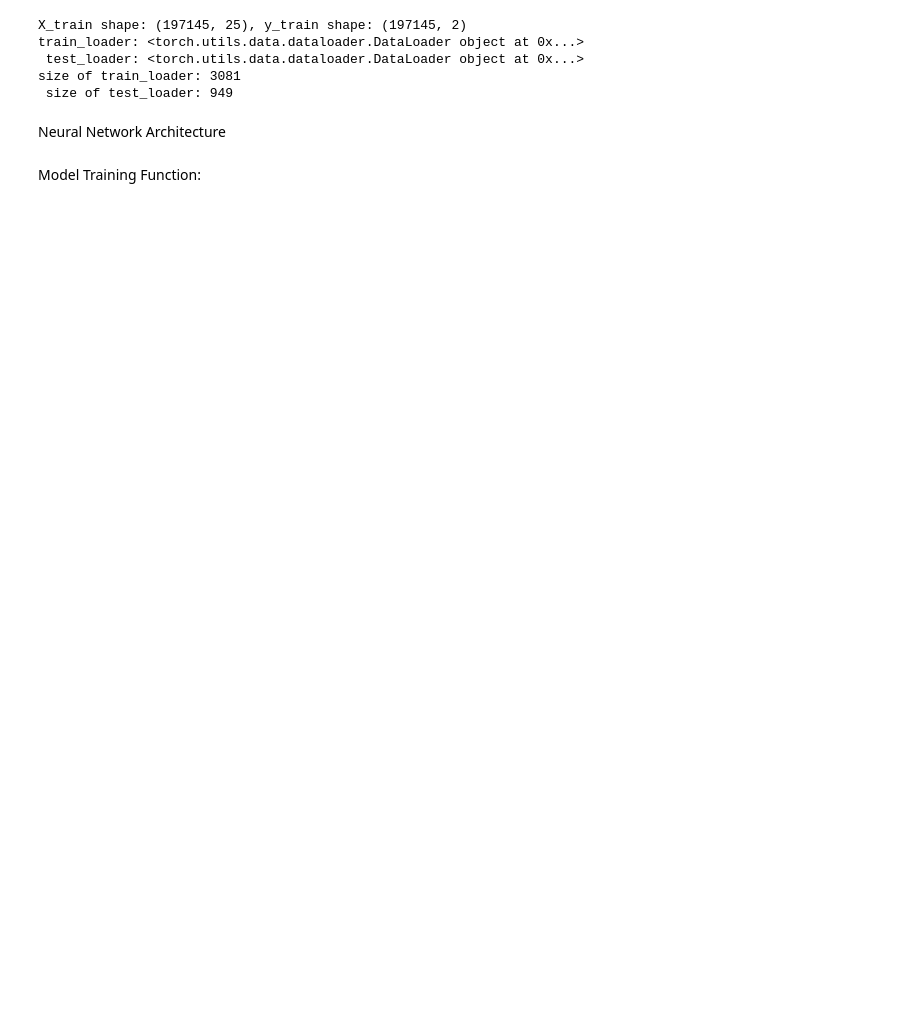
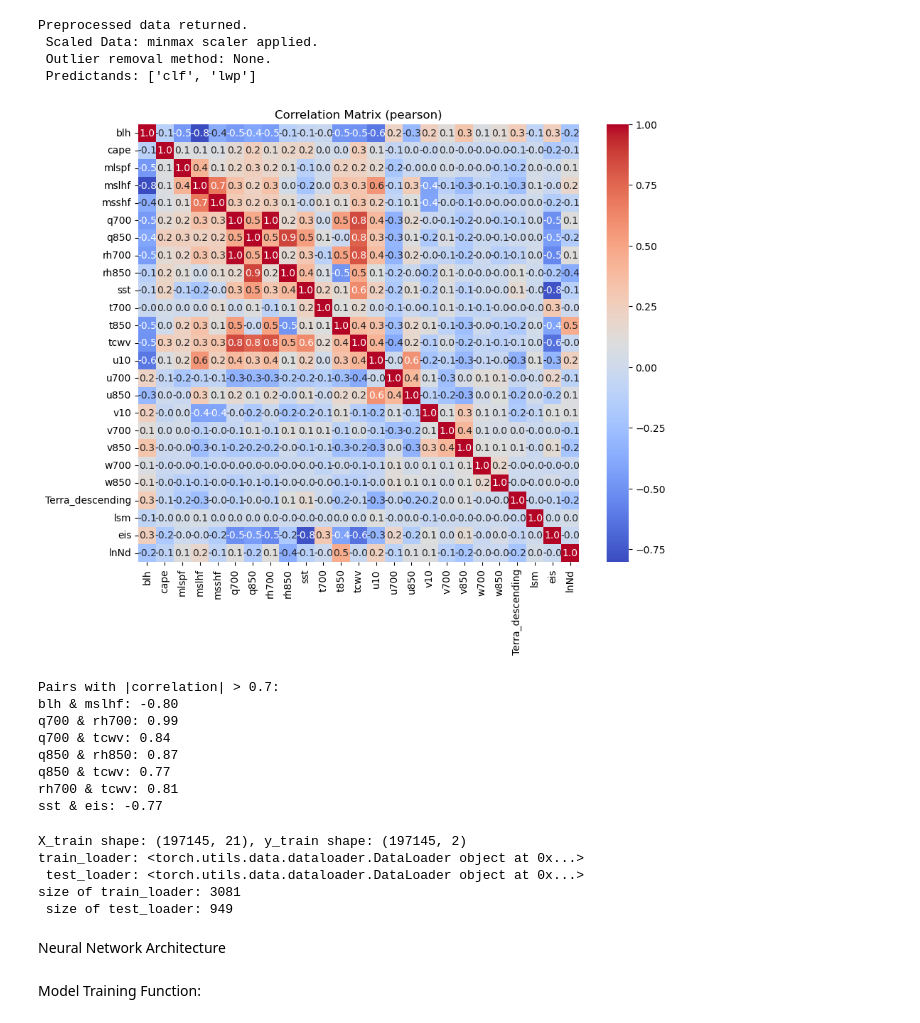
Before and after one commit to satvik007vk/Calisma_LR, a Jupyter notebook: multimodal_train_and_evaluate.ipynb, the cells around one changed output. Cells and saved outputs as stored; diff of their text form; code cells hidden in the pictures; blank space fills up the shorter version.

```diff
--- a/multimodal_train_and_evaluate.ipynb
+++ b/multimodal_train_and_evaluate.ipynb
@@ -25,34 +40,28 @@ from preprocessing import preprocess_data
 # %%
 #Define the predictand
-predictands = 'both'  # 'clf', 'lwp', or 'both'
+predictands = 'both'  # choose - 'clf', 'lwp', or 'both'
 
-df_train, df_test, X_train, y_train, X_test, y_test, predictors, predictands = preprocess_data(scalertype='minmax', #best performance 'minmax' scaler
+df_preprocessed, predictors, predictands = preprocess_data(scalertype='minmax', #best performance 'minmax' scaler
                                                                                                outlier_method=None,
                                                                                                scale_predictands=True,
                                                                                                selected_predictands=predictands,
-                                                                                               train_fraction=0.75)
+                                                                                               )
 #df_train, df_test, X_train, y_train, X_test, y_test, predictors, predictands = load_train_test_data(predictands=predictands)
-print(f"X_train shape: {X_train.shape}, y_train shape: {y_train.shape}")
-
-# Convert pandas DataFrames to PyTorch tensors
-X_train_tensor = torch.tensor(X_train.values, dtype=torch.float32)
-y_train_tensor = torch.tensor(y_train.values, dtype=torch.float32)
-X_test_tensor = torch.tensor(X_test.values, dtype=torch.float32)
-y_test_tensor = torch.tensor(y_test.values, dtype=torch.float32)
-
-# Create datasets and dataloaders
-train_dataset = TensorDataset(X_train_tensor, y_train_tensor)
-test_dataset = TensorDataset(X_test_tensor, y_test_tensor)
-
-batch_size = 64
-train_loader = DataLoader(train_dataset, batch_size=batch_size, shuffle=True)
-test_loader = DataLoader(test_dataset, batch_size=batch_size)
-
-print(f'train_loader: {train_loader} \n test_loader: {test_loader}' )
-print(f'size of train_loader: {len(train_loader)} \n size of test_loader: {len(test_loader)}')
 # %% [output]
-X_train shape: (197145, 25), y_train shape: (197145, 2)
-train_loader: <torch.utils.data.dataloader.DataLoader object at 0x...>
- test_loader: <torch.utils.data.dataloader.DataLoader object at 0x...>
-size of train_loader: 3081
- size of test_loader: 949
+Preprocessed data returned.
+ Scaled Data: minmax scaler applied.
+ Outlier removal method: None.
+ Predictands: ['clf', 'lwp']
+# %%
+from preprocessing import compute_correlation
+compute_correlation(df_preprocessed)
+# %% [output]
+[figure, added]
+Pairs with |correlation| > 0.7:
+blh & mslhf: -0.80
+q700 & rh700: 0.99
+q700 & tcwv: 0.84
+q850 & rh850: 0.87
+q850 & tcwv: 0.77
+rh700 & tcwv: 0.81
+sst & eis: -0.77
@@ -59,3 +74,36 @@ size of train_loader: 3081
+# %%
+
+df_train, df_test, X_train, y_train, X_test, y_test = train_test_split(
+    df_preprocessed=df_preprocessed,
+    predictors=predictors,
+    predictands=predictands,
+    train_fraction=0.75
+)
+
+print(f"X_train shape: {X_train.shape}, y_train shape: {y_train.shape}")
+
+# Convert pandas DataFrames to PyTorch tensors
+X_train_tensor = torch.tensor(X_train.values, dtype=torch.float32)
+y_train_tensor = torch.tensor(y_train.values, dtype=torch.float32)
+X_test_tensor = torch.tensor(X_test.values, dtype=torch.float32)
+y_test_tensor = torch.tensor(y_test.values, dtype=torch.float32)
+
+# Create datasets and dataloaders
+train_dataset = TensorDataset(X_train_tensor, y_train_tensor)
+test_dataset = TensorDataset(X_test_tensor, y_test_tensor)
+
+batch_size = 64
+train_loader = DataLoader(train_dataset, batch_size=batch_size, shuffle=True)
+test_loader = DataLoader(test_dataset, batch_size=batch_size)
+
+print(f'train_loader: {train_loader} \n test_loader: {test_loader}' )
+print(f'size of train_loader: {len(train_loader)} \n size of test_loader: {len(test_loader)}')
+# %% [output]
+X_train shape: (197145, 21), y_train shape: (197145, 2)
+train_loader: <torch.utils.data.dataloader.DataLoader object at 0x...>
+ test_loader: <torch.utils.data.dataloader.DataLoader object at 0x...>
+size of train_loader: 3081
+ size of test_loader: 949
 # %% [markdown]
 Neural Network Architecture
 # %%
```
Also changed, not shown: parts of 8 cells of this notebook.
